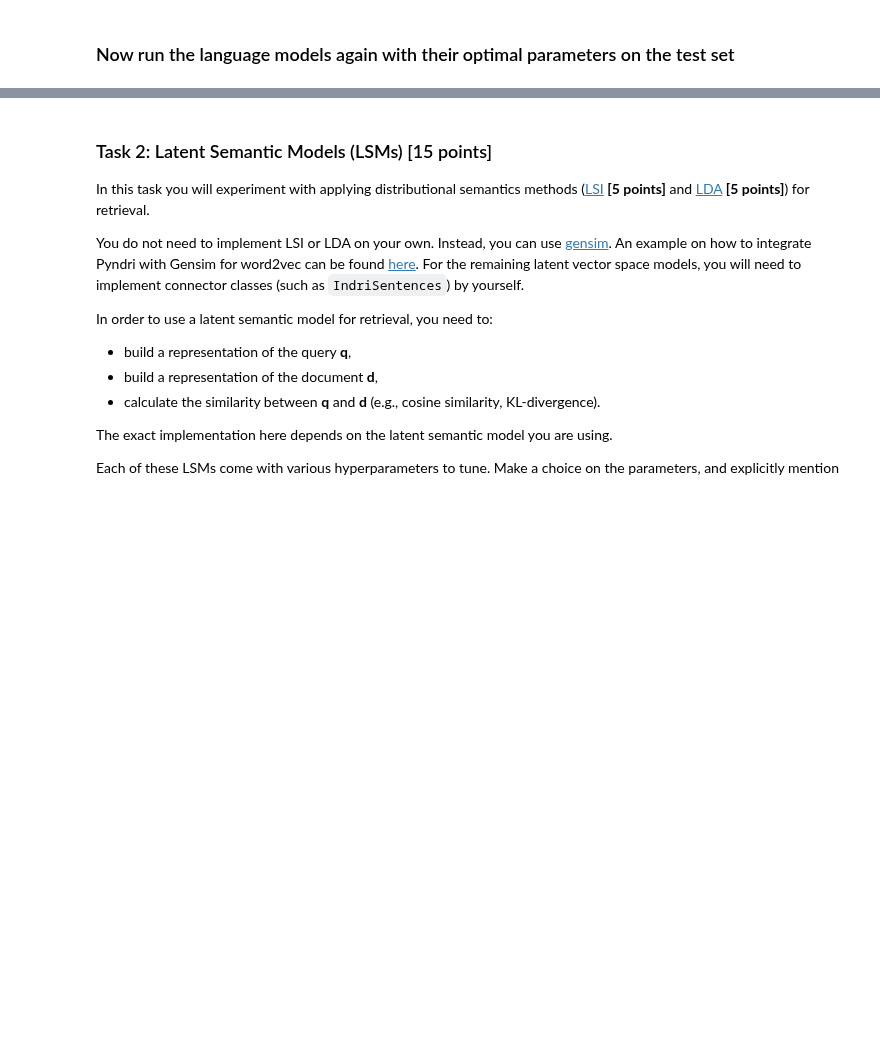
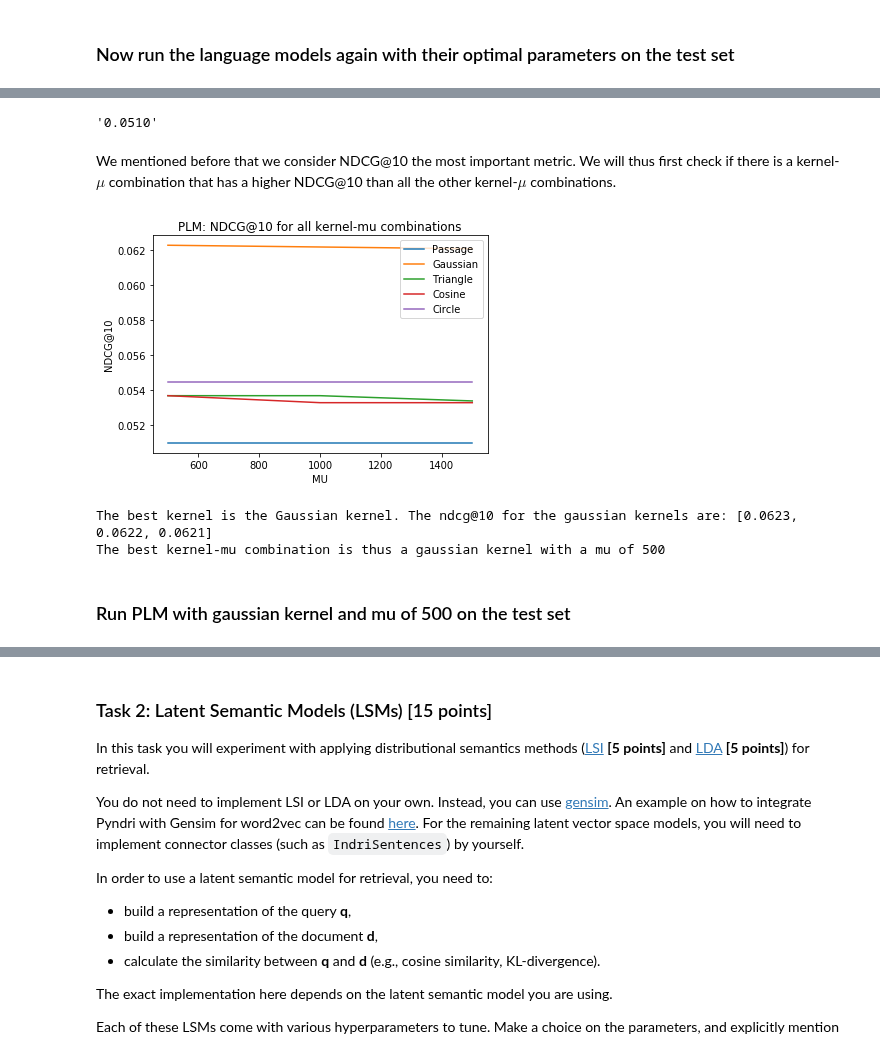
Before and after one commit to JappaB/Information-Retrieval, a Jupyter notebook: assignment.ipynb, the cells around one changed output, grey strips where cells are left out. Drawn from its saved outputs; the diff is of its cells as text; code cells hidden in the pictures; blank space fills up the shorter version.

Commit message:
TASK 1 BIJNA AF OMG OMG OMG, todo t-tests, kijken welk model het beste werkt op de test set en kijken welke queries voor de een moeilijk zijn en de ander makkelijk

```diff
--- a/assignment.ipynb
+++ b/assignment.ipynb
@@ -1363,0 +1405,49 @@ TypeError: 'int' object is not iterable
+# %%
+eval_data_PLM['PASSAGE1500']['ndcg_cut_10']['all']
+# %% [output]
+'0.0510'
+# %% [markdown]
+We mentioned before that we consider NDCG@10 the most important metric. We will thus first check if there is a kernel-$\mu$ combination that has a higher NDCG@10 than all the other kernel-$\mu$ combinations.
+# %%
+PLM_mus = [500,1000,1500]
+passage_ndcg10 = [float(eval_data_PLM['PASSAGE500']['ndcg_cut_10']['all']),
+                 float(eval_data_PLM['PASSAGE1000']['ndcg_cut_10']['all']),
+                 float(eval_data_PLM['PASSAGE1500']['ndcg_cut_10']['all'])]
+
+gaussian_ndcg10 = [float(eval_data_PLM['GAUS500']['ndcg_cut_10']['all']),
+                 float(eval_data_PLM['GAUS1000']['ndcg_cut_10']['all']),
+                 float(eval_data_PLM['GAUS1500']['ndcg_cut_10']['all'])]
+
+triangle_ndcg10 = [float(eval_data_PLM['TRIANGLE500']['ndcg_cut_10']['all']),
+                 float(eval_data_PLM['TRIANGLE1000']['ndcg_cut_10']['all']),
+                 float(eval_data_PLM['TRIANGLE1500']['ndcg_cut_10']['all'])]
+
+cosine_ndcg10 = [float(eval_data_PLM['COSINE500']['ndcg_cut_10']['all']),
+                 float(eval_data_PLM['COSINE1000']['ndcg_cut_10']['all']),
+                 float(eval_data_PLM['COSINE1500']['ndcg_cut_10']['all'])]
+
+circle_ndcg10 = [float(eval_data_PLM['CIRCLE500']['ndcg_cut_10']['all']),
+                 float(eval_data_PLM['CIRCLE1000']['ndcg_cut_10']['all']),
+                 float(eval_data_PLM['CIRCLE1500']['ndcg_cut_10']['all'])]
+
+
+
+plt.plot(PLM_mus, passage_ndcg10, label = 'Passage')
+plt.plot(PLM_mus, gaussian_ndcg10, label = 'Gaussian')
+plt.plot(PLM_mus, triangle_ndcg10, label = 'Triangle')
+plt.plot(PLM_mus, cosine_ndcg10, label = 'Cosine')
+plt.plot(PLM_mus, circle_ndcg10, label = 'Circle')
+
+plt.xlabel('MU')
+plt.ylabel('NDCG@10')
+plt.title('PLM: NDCG@10 for all kernel-mu combinations')
+plt.legend()
+plt.show()
+print('The best kernel is the Gaussian kernel. The ndcg@10 for the gaussian kernels are:', gaussian_ndcg10)
+print('The best kernel-mu combination is thus a gaussian kernel with a mu of 500')
+# %% [output]
+[figure, added]
+The best kernel is the Gaussian kernel. The ndcg@10 for the gaussian kernels are: [0.0623, 0.0622, 0.0621]
+The best kernel-mu combination is thus a gaussian kernel with a mu of 500
+# %% [markdown]
+### Run PLM with gaussian kernel and mu of 500 on the test set
```
Also changed, not shown: parts of 9 cells of this notebook.
